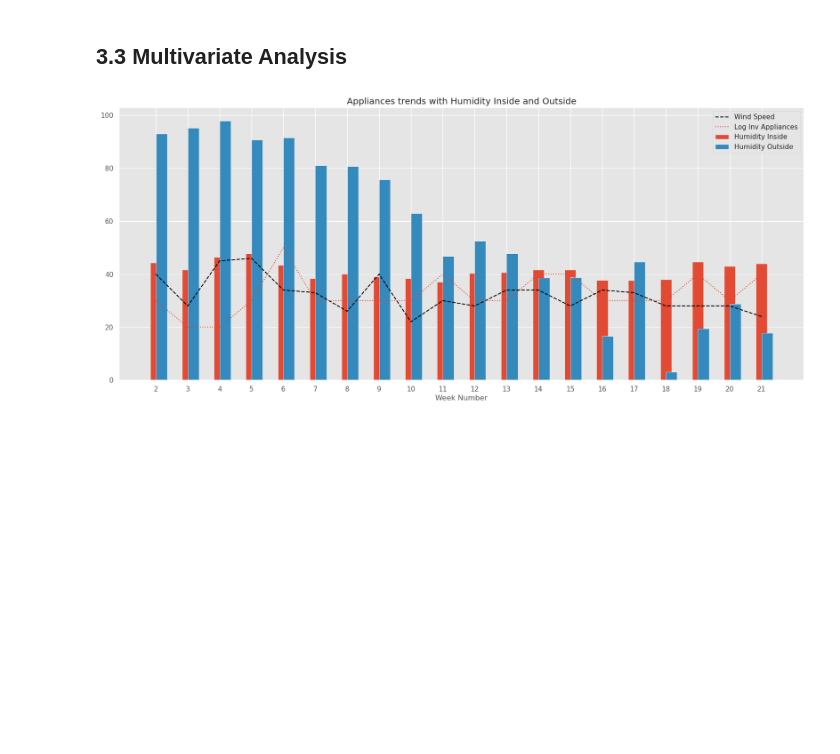
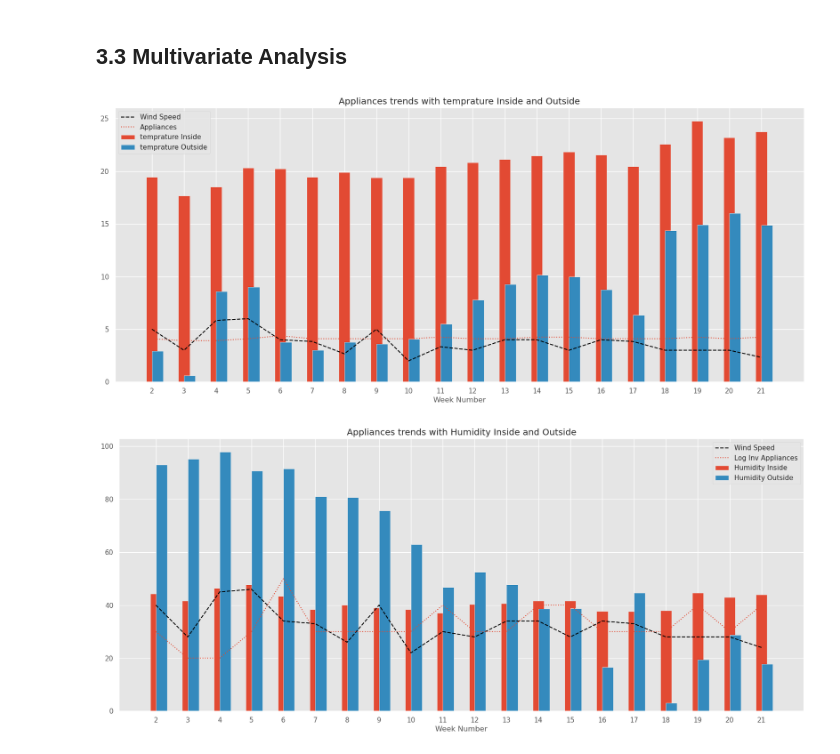
Before and after one commit to bhambrij-upwork/hackthon-june-2023, a Jupyter notebook: fs-household-energy-optimization-prediction.ipynb, the cells around one changed output. Cells and saved outputs as stored; diff of their text form; code cells hidden in the pictures; blank space fills up the shorter version.

```diff
--- a/fs-household-energy-optimization-prediction.ipynb
+++ b/fs-household-energy-optimization-prediction.ipynb
@@ -479,6 +502,42 @@ corr_map(df.drop(['month', 'date_2', 'time','rv1','rv2','visibility', 'windspeed
 # %% [markdown]
 <a id="3.3"></a>
 ## 3.3 Multivariate Analysis
+# %%
+df['temprature_inside'] = df[['t1', 't2', 't3', 't4', 't5', 't7', 't8', 't9']].mean(axis=1)
+df['temprature_outside'] = df['t6']
+
+# df['inv_log_appliances'] = np.exp(df['appliances']) - 30
+
+MultvariateDF = df[['week_num', 'temprature_inside', 'temprature_outside', 'windspeed', 'appliances']].groupby('week_num')[['temprature_inside', 'temprature_outside', 'windspeed', 'appliances']].median().reset_index()
+# MultvariateDF['windspeed'] = MultvariateDF['windspeed'] * 6 +10
+
+bar_width = 0.35
+bar_offset = bar_width / 2
+
+fig, ax = plt.subplots(figsize=(20,8))
+
+plt.bar(MultvariateDF['week_num'], MultvariateDF['temprature_inside'], width=bar_width, align='center', label='temprature Inside')
+
+plt.bar(np.array(MultvariateDF['week_num']) + bar_offset, MultvariateDF['temprature_outside'], width=bar_width, align='center', label='temprature Outside')
+
+
+plt.plot(MultvariateDF['week_num'], MultvariateDF['windspeed'], label='Wind Speed', c = 'black', linestyle = 'dashed')
+
+plt.plot(MultvariateDF['week_num'], MultvariateDF['appliances'], label='Appliances', linestyle = 'dotted')
+
+
+
+plt.xlabel('Week Number')
+plt.ylabel('')
+plt.title('Appliances trends with temprature Inside and Outside')
+plt.xticks(MultvariateDF['week_num'])
+
+plt.legend()
+
+plt.savefig(f'Appliances-trends-with-temprature-Inside-and-Outside.png')
+plt.show()
+# %% [output]
+[figure, added]
 # %%
 df['humidity_inside'] = df[['rh_1', 'rh_2', 'rh_3', 'rh_4', 'rh_5', 'rh_7', 'rh_8', 'rh_9']].mean(axis=1)
 df['humidity_outside'] = df['rh_6']
```
Also changed, not shown: parts of 44 cells of this notebook.
